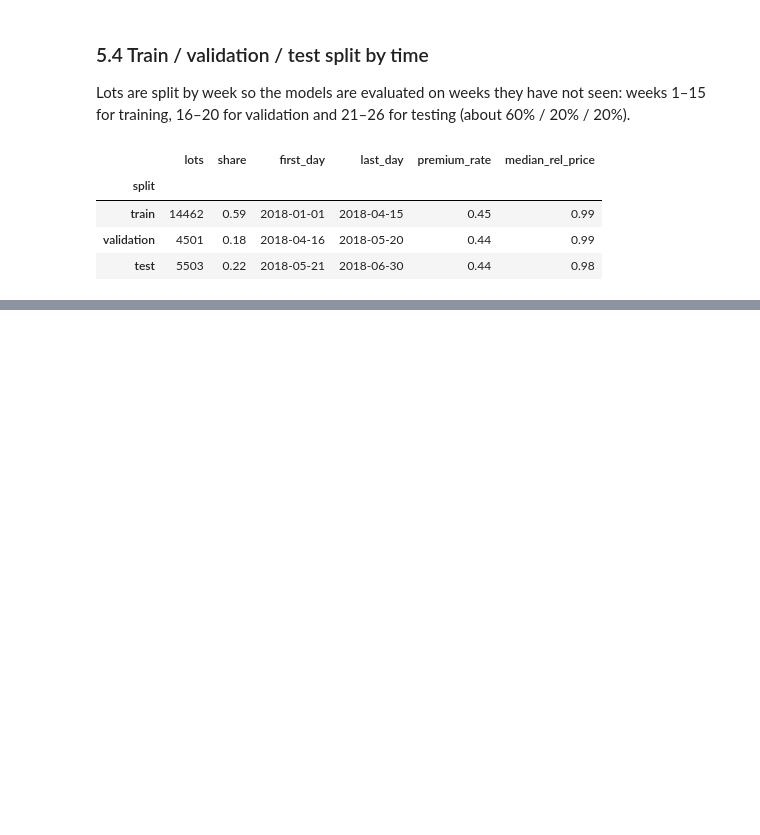
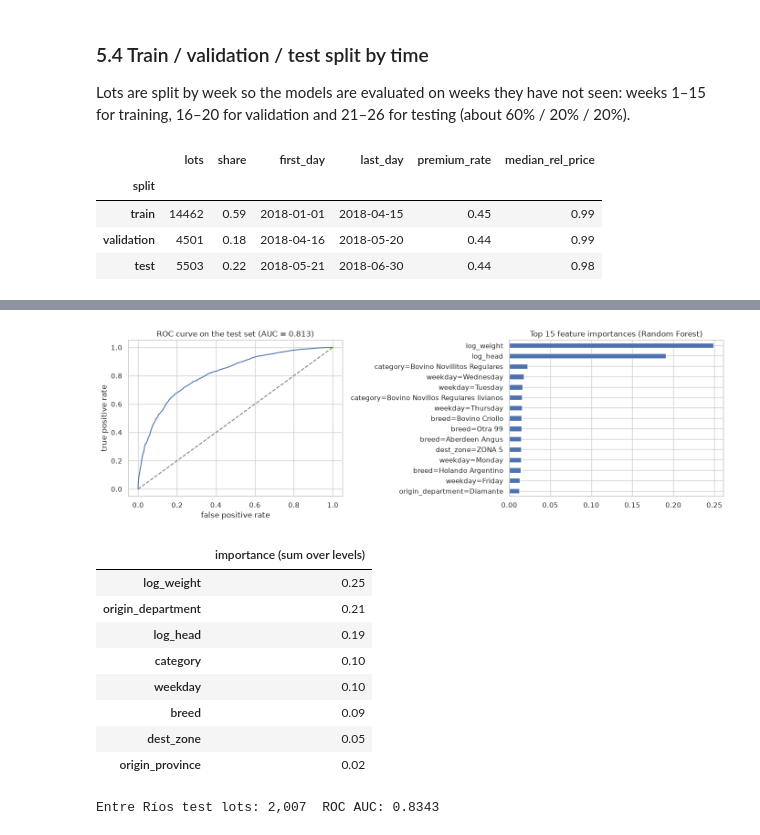
Before and after one commit to Camila20197/cattle-price-prediction-zoomcamp, a Jupyter notebook: notebooks/notebook.ipynb, the cells around one changed output, grey strips where cells are left out. Drawn from its saved outputs; the diff is of its cells as text; code cells hidden in the pictures; blank space fills up the shorter version.

```diff
--- a/notebooks/notebook.ipynb
+++ b/notebooks/notebook.ipynb
@@ -1127,0 +1442,19 @@ Saved 24,466 lots to ../data/processed/steers_litoral.csv.gz
+# %%
+from sklearn.metrics import accuracy_score, precision_score, recall_score, confusion_matrix, roc_curve
+
+full_dicts, y_full = features_and_target(model_df["split"] != "test")
+dv_final = DictVectorizer(sparse=True)
+X_full = dv_final.fit_transform(full_dicts)
+X_test_final = dv_final.transform(test_dicts)
+
+final_model = RandomForestClassifier(n_estimators=100, random_state=1, n_jobs=-1).fit(X_full, y_full)
+probability = final_model.predict_proba(X_test_final)[:, 1]
+prediction = (probability >= 0.5).astype(int)
+
+print(f"Test ROC AUC:  {roc_auc_score(y_test, probability):.4f}")
+print(f"Test accuracy: {accuracy_score(y_test, prediction):.3f}  (baseline {max(1 - y_test.mean(), y_test.mean()):.3f})")
+print(f"Precision: {precision_score(y_test, prediction):.3f}  Recall: {recall_score(y_test, prediction):.3f}")
+
+pd.DataFrame(confusion_matrix(y_test, prediction),
+             index=["actual: not premium", "actual: premium"],
+             columns=["predicted: not premium", "predicted: premium"])
@@ -1127,0 +1468,37 @@ Saved 24,466 lots to ../data/processed/steers_litoral.csv.gz
+# %%
+importances = pd.Series(final_model.feature_importances_, index=dv_final.get_feature_names_out())
+by_variable = (importances.groupby(importances.index.str.split("=").str[0]).sum()
+               .sort_values(ascending=False))
+
+fig, axes = plt.subplots(1, 2, figsize=(14, 4.5))
+false_positive_rate, true_positive_rate, _ = roc_curve(y_test, probability)
+axes[0].plot(false_positive_rate, true_positive_rate)
+axes[0].plot([0, 1], [0, 1], linestyle="--", color="grey")
+axes[0].set(title=f"ROC curve on the test set (AUC = {roc_auc_score(y_test, probability):.3f})",
+            xlabel="false positive rate", ylabel="true positive rate")
+importances.sort_values().tail(15).plot.barh(ax=axes[1])
+axes[1].set_title("Top 15 feature importances (Random Forest)")
+plt.tight_layout()
+plt.savefig(FIGURES / "12_final_model.png", dpi=120)
+plt.show()
+
+by_variable.round(3).to_frame("importance (sum over levels)")
+# %% [output]
+[figure, added]
+|  | importance (sum over levels) |
+| log_weight | 0.25 |
+| origin_department | 0.21 |
+| log_head | 0.19 |
+| category | 0.10 |
+| weekday | 0.10 |
+| breed | 0.09 |
+| dest_zone | 0.05 |
+| origin_province | 0.02 |
+# %%
+# Performance on the Entre Ríos slice of the test set (the use case)
+er_mask = (model_df["split"] == "test") & (model_df["origin_province"] == "Entre Rios")
+er_dicts, y_er = features_and_target(er_mask)
+er_probability = final_model.predict_proba(dv_final.transform(er_dicts))[:, 1]
+print(f"Entre Ríos test lots: {er_mask.sum():,}  ROC AUC: {roc_auc_score(y_er, er_probability):.4f}")
+# %% [output]
+Entre Ríos test lots: 2,007  ROC AUC: 0.8343
```
Also changed, not shown: parts of 24 cells of this notebook, 17 other files.
